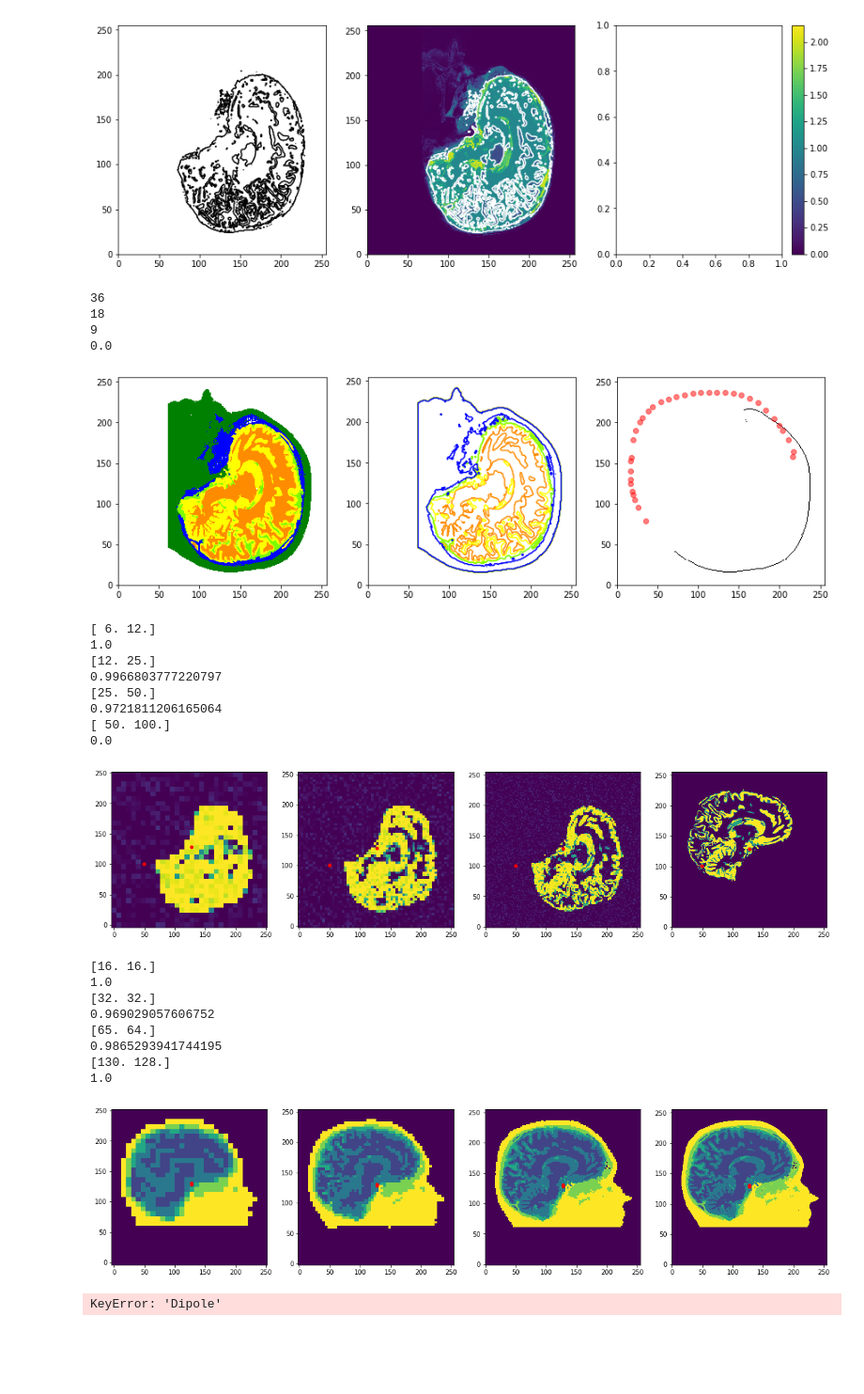
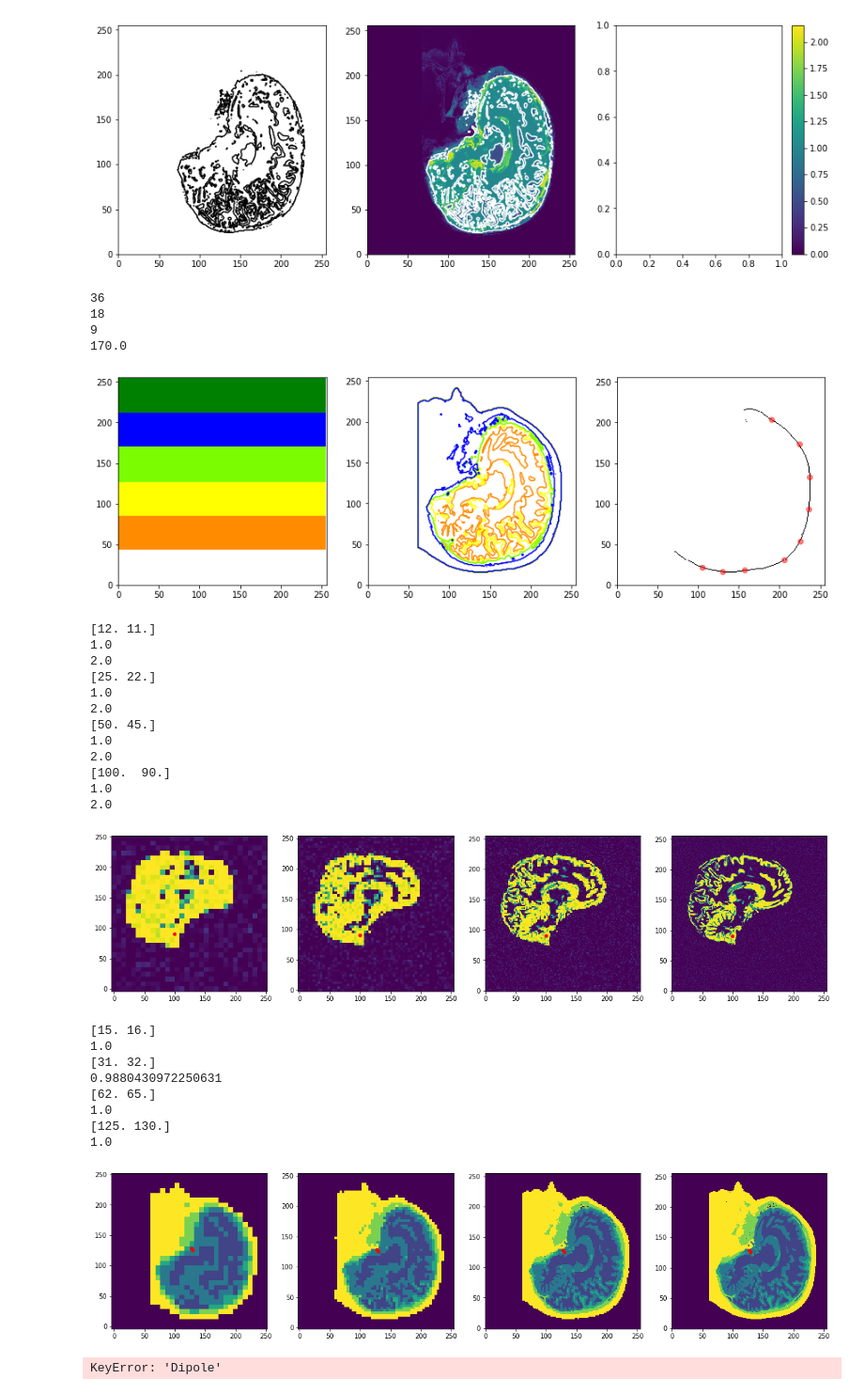
Before and after one commit to annegretW/Masterarbeit_EEG_Uncertainties, a Jupyter notebook: masterarbeit/2d/python/test.ipynb, the cells around one changed output. Shown at 94% size. Cells and saved outputs as stored; diff of their text form; code cells hidden in the pictures; blank space fills up the shorter version.

```diff
--- a/masterarbeit/2d/python/test.ipynb
+++ b/masterarbeit/2d/python/test.ipynb
@@ -69,8 +69,9 @@ for i in range(255):
 for i in range(255):
     for j in range(255):
         g[i,j] = i
+
 cmap = ListedColormap(["white", "darkorange", "yellow", "lawngreen", "blue", "green"])
-set = axis[0].pcolor(z, cmap=cmap)
+set = axis[0].pcolormesh(g, cmap=cmap)
 set = axis[1].contour(z, cmap=cmap, levels = [0,1,2,3,4,5])
 set = axis[2].pcolor(boundary, cmap='Greys')
 axis[0].set_aspect(1)
@@ -102,16 +103,16 @@ print(g[170,150])
 #evaluations.draw_point(axis[1], [150,170], alpha=1)
 #evaluations.draw_point(axis[1], [142,152], alpha=1)
 
-electrodes = np.array(electrodes_3)
-axis[2].scatter(electrodes[:,0], electrodes[:,1], c='red', alpha=0.5)
+electrodes = np.array(electrodes_1)
+axis[2].scatter(electrodes[:,1], electrodes[:,0], c='red', alpha=0.5)
 
 plt.show()
 # %% [output]
 36
 18
 9
-0.0
+170.0
-[figure, old version]
+[figure, new version]
 # %%
 from os import name
 import utility_functions
@@ -126,7 +127,7 @@ paths = [
     "/home/anne/Masterarbeit/masterarbeit/2d/data/mesh_hex_256.npz"]
 numbers = [32,64,128,256]
 
-point = [50,100]
+point = [100,90]
 start = [128,128]
 for i in range(4):
     n = numbers[i]
@@ -153,25 +154,30 @@ for i in range(4):
 
     axis[i].pcolormesh(x,y,g)
     axis[i].set_aspect(1)
-    evaluations.draw_point(axis[i], [start[1],start[0]], alpha=1)
+    #evaluations.draw_point(axis[i], [start[1],start[0]], alpha=1)
 
     evaluations.draw_point(axis[i], [point[0],point[1]], alpha=1)
 
     c = utility_functions.find_next_center(mesh,'hex',point)
     print(c)
-    print(g[int(c[0]),int(c[1])])
+    print(g[int(c[1]),int(c[0])])
+    print(z[int(c[1]),int(c[0])])
 
 plt.show()
 # %% [output]
-[ 6. 12.]
+[12. 11.]
 1.0
-[12. 25.]
-0.9966803777220797
-[25. 50.]
-0.9721811206165064
-[ 50. 100.]
-0.0
+2.0
+[25. 22.]
+1.0
+2.0
+[50. 45.]
+1.0
+2.0
+[100.  90.]
+1.0
+2.0
-[figure, old version]
+[figure, new version]
 # %%
 from os import name
 import utility_functions
@@ -186,7 +192,7 @@ paths = [
     "/home/anne/Masterarbeit/masterarbeit/2d/data/mesh_hex_256.npz"]
 numbers = [32,64,128,256]
 
-point = [130,128]
+point = [125,130]
 start = [128,128]
 for i in range(4):
     n = numbers[i]
@@ -198,40 +204,40 @@ for i in range(4):
     labels = mesh['labels']
     gray_probs = mesh['gray_probs']
 
     x = np.zeros(n+1)
     y = np.zeros(n+1)
     z = np.ndarray((n,n),float)
     g = np.ndarray((n,n),float)
 
     x = nodes[:n,0]
     y = nodes[:n,0]
 
     for k in range(n):
         for j in range(n):
             z[k,j] = labels[k+n*j]
             g[k,j] = gray_probs[k+n*j]
 
     axis[i].pcolormesh(x,y,z)
     axis[i].set_aspect(1)
     evaluations.draw_point(axis[i], [start[1],start[0]], alpha=1)
 
     evaluations.draw_point(axis[i], [point[1],point[0]], alpha=1)
 
     c = utility_functions.find_next_center(mesh,'hex',point)
     print(c)
     print(g[int(c[0]),int(c[1])])
 
 plt.show()
 # %% [output]
-[16. 16.]
+[15. 16.]
 1.0
-[32. 32.]
-0.969029057606752
-[65. 64.]
-0.9865293941744195
-[130. 128.]
+[31. 32.]
+0.9880430972250631
+[62. 65.]
 1.0
+[125. 130.]
+1.0
-[figure, old version]
+[figure, new version]
 # %%
 import json
 import eeg_model
```
Also changed, not shown: 47 other files.
